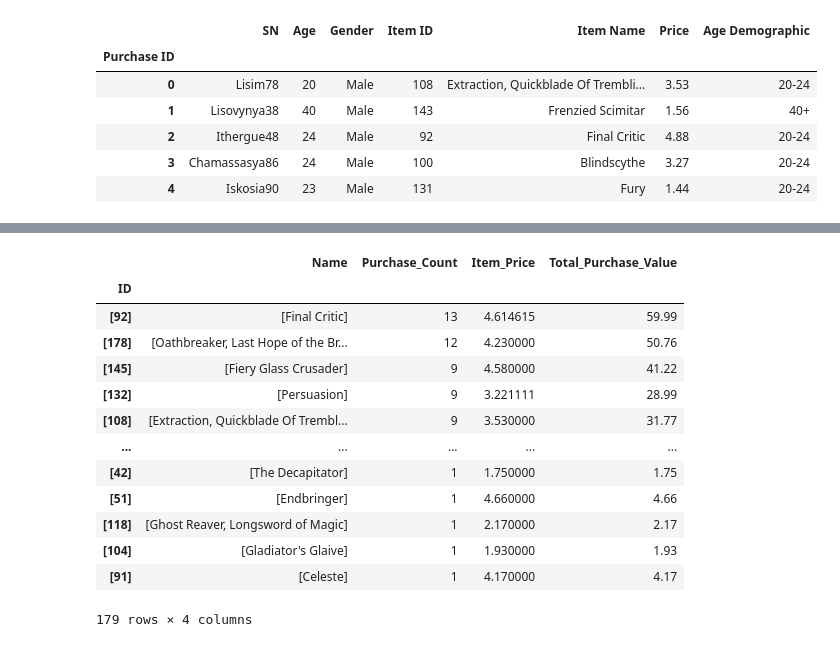
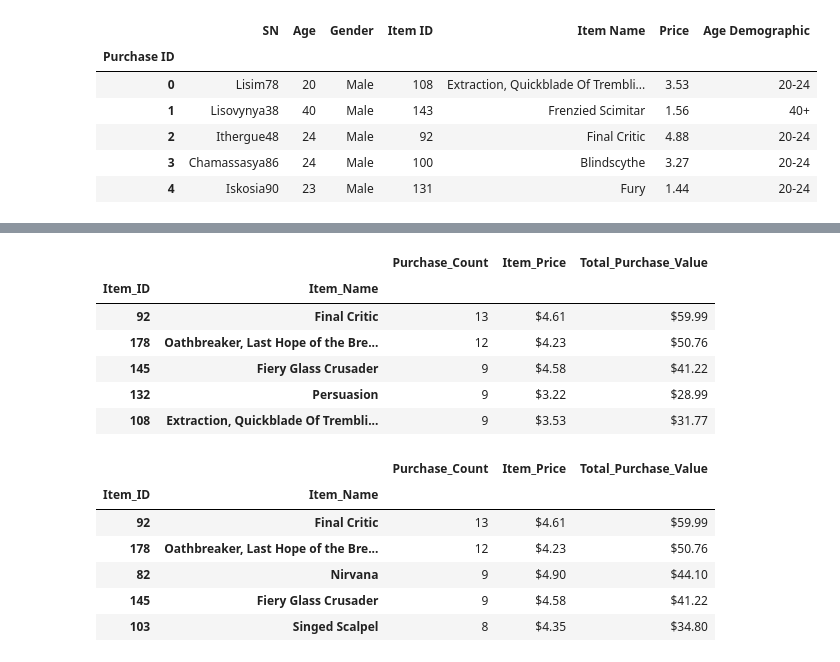
Before and after one commit to kylagelev/pandas-challenge, a Jupyter notebook: HeroesOfPymoli/main.ipynb, the cells around one changed output, grey strips where cells are left out. Drawn from its saved outputs; the diff is of its cells as text; code cells hidden in the pictures.

Commit message:
completed final steps

```diff
--- a/HeroesOfPymoli/main.ipynb
+++ b/HeroesOfPymoli/main.ipynb
@@ -243,7 +243,7 @@ index_purchase_data.head()
 | 3 | Chamassasya86 | 24 | Male | 100 | Blindscythe | 3.27 | 20-24 |
 | 4 | Iskosia90 | 23 | Male | 131 | Fury | 1.44 | 20-24 |
 # %%
-#set up
+#set up for last two steps (for most popular and most profitable)
 list_of_items_and_prices = index_purchase_data[['Item ID', 'Item Name', 'Price']]
 item_ID_list = []
 item_name_list = []
@@ -262,7 +262,10 @@ grouped_ave = grouped['Price'].mean()
 list_of_tuples = list(zip(grouped_id, grouped_name, grouped_count, grouped_ave, grouped_sum))
 df = pd.DataFrame(list_of_tuples,columns = ['Item_ID','Item_Name','Purchase_Count','Item_Price','Total_Purchase_Value'])
 
+#setting data types for making them the indexes of the following datasets
 df['Item_ID'] = df['Item_ID'].str[0]
 df['Item_Name'] = df['Item_Name'].str[0]
 df = df.set_index(['Item_ID','Item_Name'])
-df
+
+#reformatting of column(s), changes some values as strings, so needed to wait to reform following sorting
+df['Item_Price'] = df['Item_Price'].map("${:.2f}".format)
@@ -284,19 +272,13 @@ df
 # %%
 #most popular
 most_popular_df = df.sort_values(by = ['Purchase_Count'], ascending = False)
-most_popular_df
+most_popular_df['Total_Purchase_Value'] = most_popular_df['Total_Purchase_Value'].map("${:.2f}".format)
+most_popular_df.head()
 # %% [output]
-|  | Name | Purchase_Count | Item_Price | Total_Purchase_Value |
-| ID |  |  |  |  |
-| [92] | [Final Critic] | 13 | 4.614615 | 59.99 |
-| [178] | [Oathbreaker, Last Hope of the Br... | 12 | 4.230000 | 50.76 |
-| [145] | [Fiery Glass Crusader] | 9 | 4.580000 | 41.22 |
-| [132] | [Persuasion] | 9 | 3.221111 | 28.99 |
-| [108] | [Extraction, Quickblade Of Trembl... | 9 | 3.530000 | 31.77 |
-| ... | ... | ... | ... | ... |
-| [42] | [The Decapitator] | 1 | 1.750000 | 1.75 |
-| [51] | [Endbringer] | 1 | 4.660000 | 4.66 |
-| [118] | [Ghost Reaver, Longsword of Magic] | 1 | 2.170000 | 2.17 |
-| [104] | [Gladiator's Glaive] | 1 | 1.930000 | 1.93 |
-| [91] | [Celeste] | 1 | 4.170000 | 4.17 |
+|  |  | Purchase_Count | Item_Price | Total_Purchase_Value |
+| Item_ID | Item_Name |  |  |  |
+| 92 | Final Critic | 13 | $4.61 | $59.99 |
+| 178 | Oathbreaker, Last Hope of the Bre... | 12 | $4.23 | $50.76 |
+| 145 | Fiery Glass Crusader | 9 | $4.58 | $41.22 |
+| 132 | Persuasion | 9 | $3.22 | $28.99 |
+| 108 | Extraction, Quickblade Of Trembli... | 9 | $3.53 | $31.77 |
-179 rows × 4 columns
@@ -304,0 +285,13 @@ most_popular_df
+# %%
+#most profitable
+most_profitable_df = df.sort_values(by = ['Total_Purchase_Value'], ascending = False)
+most_profitable_df['Total_Purchase_Value'] = most_profitable_df['Total_Purchase_Value'].map("${:.2f}".format)
+most_profitable_df.head()
+# %% [output]
+|  |  | Purchase_Count | Item_Price | Total_Purchase_Value |
+| Item_ID | Item_Name |  |  |  |
+| 92 | Final Critic | 13 | $4.61 | $59.99 |
+| 178 | Oathbreaker, Last Hope of the Bre... | 12 | $4.23 | $50.76 |
+| 82 | Nirvana | 9 | $4.90 | $44.10 |
+| 145 | Fiery Glass Crusader | 9 | $4.58 | $41.22 |
+| 103 | Singed Scalpel | 8 | $4.35 | $34.80 |
```
Also changed, not shown: parts of 2 cells of this notebook.
